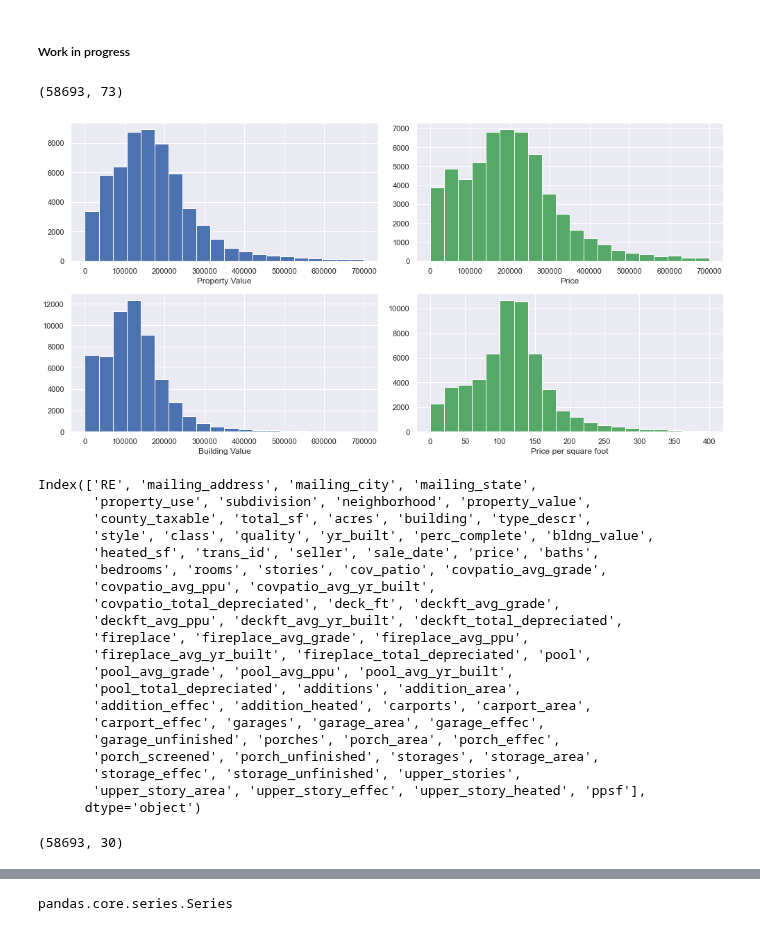
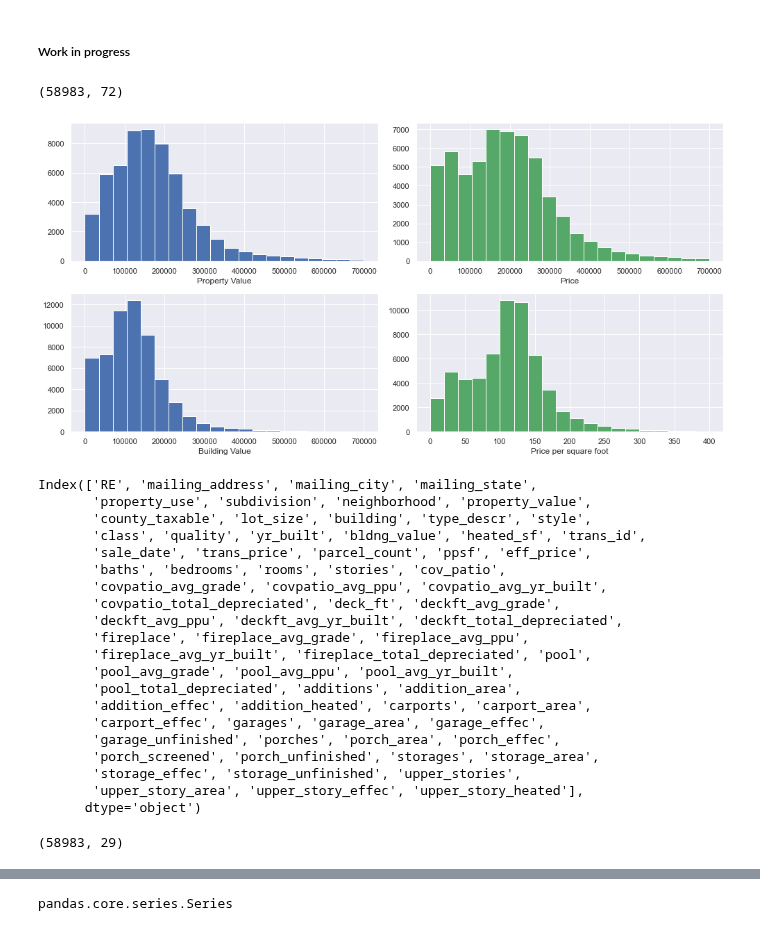
Before and after one commit to WillRobinson152/DS_Assingments, a Jupyter notebook: Jax Housing Analysis/4.EDA.ipynb, the cells around one changed output, grey strips where cells are left out. Cells and saved outputs as stored; diff of their text form; code cells hidden in the pictures.

```diff
--- a/Jax Housing Analysis/4.EDA.ipynb
+++ b/Jax Housing Analysis/4.EDA.ipynb
@@ -7,38 +7,37 @@ import matplotlib.pyplot as plt
 import seaborn as sns
 # %%
 df = pd.read_csv('JaxHousingData.csv', index_col=0)
-df['ppsf'] = df['price']/df['heated_sf']
 df.shape
 # %% [output]
-(58693, 73)
+(58983, 72)
 # %%
 sns.set()
 plt.figure(figsize=(14,7))
 _ = plt.subplot(2,2,1)
 _ = plt.hist(df['property_value'], bins=20, range=(0,700000), color='b')
 _ = plt.xlabel('Property Value')
 _ = plt.subplot(2,2,2)
-_ = plt.hist(df['price'], bins=20, range=(0,700000), color='g')
+_ = plt.hist(df['eff_price'], bins=20, range=(0,700000), color='g')
 _ = plt.xlabel('Price')
 _ = plt.subplot(2,2,3)
 _ = plt.hist(df['bldng_value'], bins=20, range=(0,700000), color='b')
 _ = plt.xlabel('Building Value')
 _ = plt.subplot(2,2,4)
 _ = plt.hist(df['ppsf'], bins=20, range=(0,400), color='g')
 _ = plt.xlabel('Price per square foot')
 plt.tight_layout()
 # %% [output]
-[figure, old version]
+[figure, new version]
 # %%
 df.columns
 # %% [output]
 Index(['RE', 'mailing_address', 'mailing_city', 'mailing_state',
        'property_use', 'subdivision', 'neighborhood', 'property_value',
-       'county_taxable', 'total_sf', 'acres', 'building', 'type_descr',
-       'style', 'class', 'quality', 'yr_built', 'perc_complete', 'bldng_value',
-       'heated_sf', 'trans_id', 'seller', 'sale_date', 'price', 'baths',
-       'bedrooms', 'rooms', 'stories', 'cov_patio', 'covpatio_avg_grade',
-       'covpatio_avg_ppu', 'covpatio_avg_yr_built',
+       'county_taxable', 'lot_size', 'building', 'type_descr', 'style',
+       'class', 'quality', 'yr_built', 'bldng_value', 'heated_sf', 'trans_id',
+       'sale_date', 'trans_price', 'parcel_count', 'ppsf', 'eff_price',
+       'baths', 'bedrooms', 'rooms', 'stories', 'cov_patio',
+       'covpatio_avg_grade', 'covpatio_avg_ppu', 'covpatio_avg_yr_built',
        'covpatio_total_depreciated', 'deck_ft', 'deckft_avg_grade',
        'deckft_avg_ppu', 'deckft_avg_yr_built', 'deckft_total_depreciated',
        'fireplace', 'fireplace_avg_grade', 'fireplace_avg_ppu',
@@ -50,16 +49,16 @@ Index(['RE', 'mailing_address', 'mailing_city', 'mailing_state',
        'garage_unfinished', 'porches', 'porch_area', 'porch_effec',
        'porch_screened', 'porch_unfinished', 'storages', 'storage_area',
        'storage_effec', 'storage_unfinished', 'upper_stories',
-       'upper_story_area', 'upper_story_effec', 'upper_story_heated', 'ppsf'],
+       'upper_story_area', 'upper_story_effec', 'upper_story_heated'],
       dtype='object')
 # %%
 reduced = df[['subdivision','neighborhood','mailing_address', 'mailing_state', 'bedrooms','baths','rooms','stories',
-             'property_value','county_taxable','total_sf','type_descr','style','class','quality',
-             'yr_built','heated_sf','sale_date','price','cov_patio','deck_ft','fireplace',
+             'property_value','county_taxable','type_descr','style','class','quality',
+             'yr_built','heated_sf','sale_date','eff_price','cov_patio','deck_ft','fireplace',
              'pool','additions','carports','garages','porches','storages','upper_stories','ppsf']]
 reduced.shape
 # %% [output]
-(58693, 30)
+(58983, 29)
 # %%
 plt.figure(figsize=(20,10))
 im = sns.heatmap(reduced.corr(), annot=True)
```
Also changed, not shown: parts of 15 cells of this notebook.
